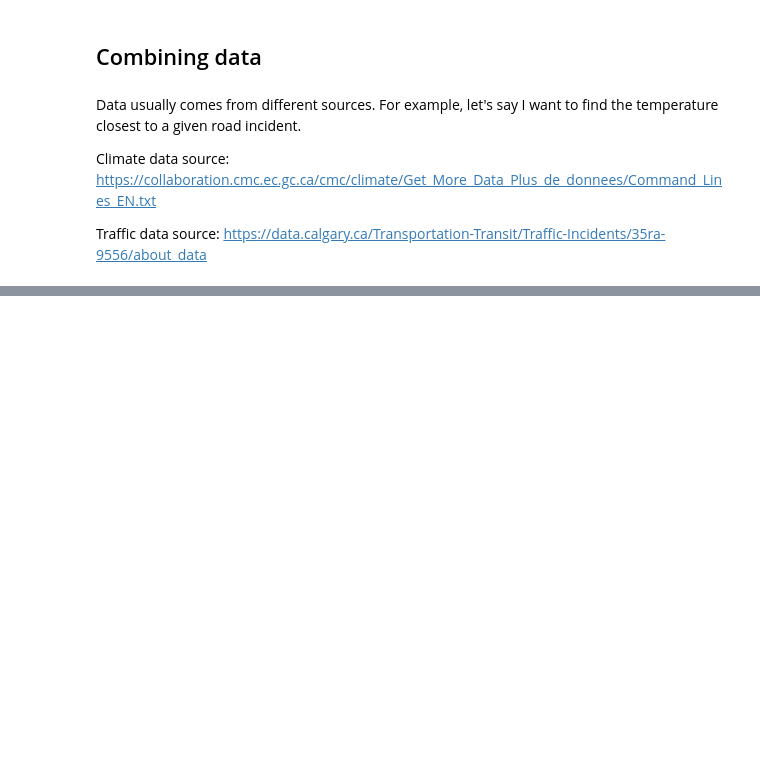
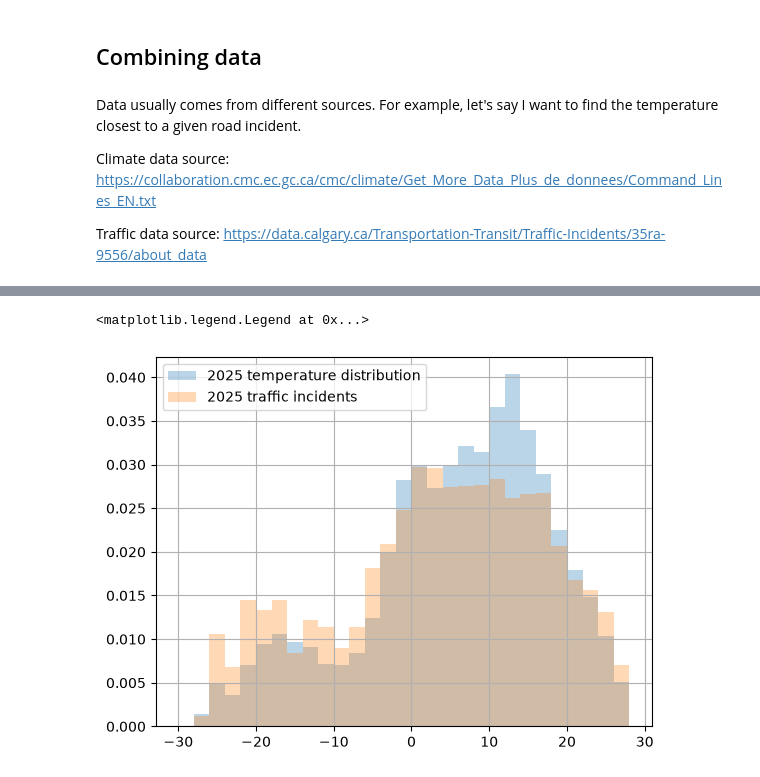
Before and after one commit to mru-data3464/f26, a Jupyter notebook: demo_code/06_splitting_combining/splitting_combining_demo.ipynb, the cells around one changed output, grey strips where cells are left out. Drawn from its saved outputs; the diff is of its cells as text; code cells hidden in the pictures; blank space fills up the shorter version.

```diff
--- a/demo_code/06_splitting_combining/splitting_combining_demo.ipynb
+++ b/demo_code/06_splitting_combining/splitting_combining_demo.ipynb
@@ -192,5 +295,8 @@ df.aggregate()
 # %%
 bins = np.arange(-30, 30, 2)
-climate["Temp (°C)"].hist(density=True, bins=bins, label="2025 temperature distribution")
-# df["Temp (°C)"].hist(density=True, bins=bins, label="2025 traffic incidents")
+climate["Temp (°C)"].hist(density=True, bins=bins, label="2025 temperature distribution", alpha=0.3)
+df["Temp (°C)"].hist(density=True, bins=bins, label="2025 traffic incidents", alpha=0.3)
 plt.legend()
+# %% [output]
+<matplotlib.legend.Legend at 0x...>
+[figure, added]
```
Also changed, not shown: parts of 14 cells of this notebook, 1 other file.
